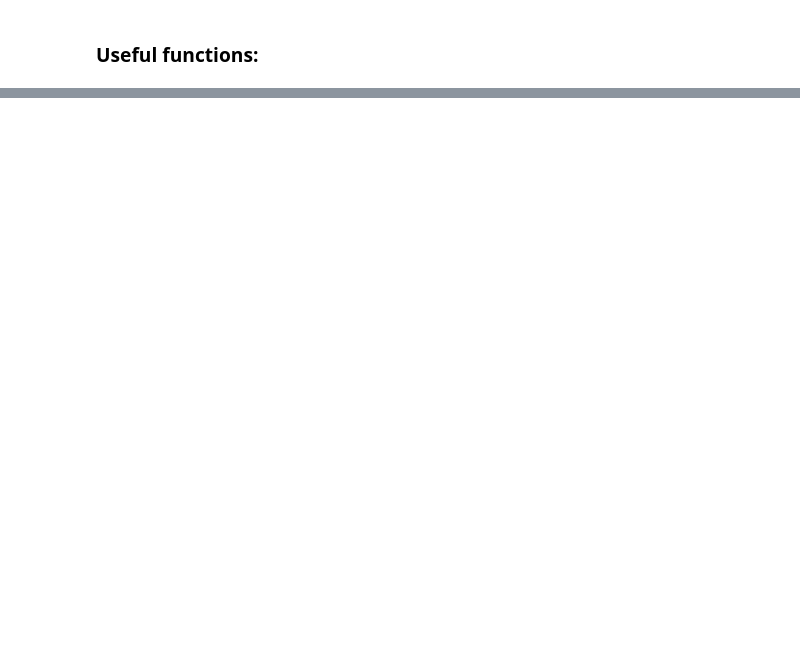
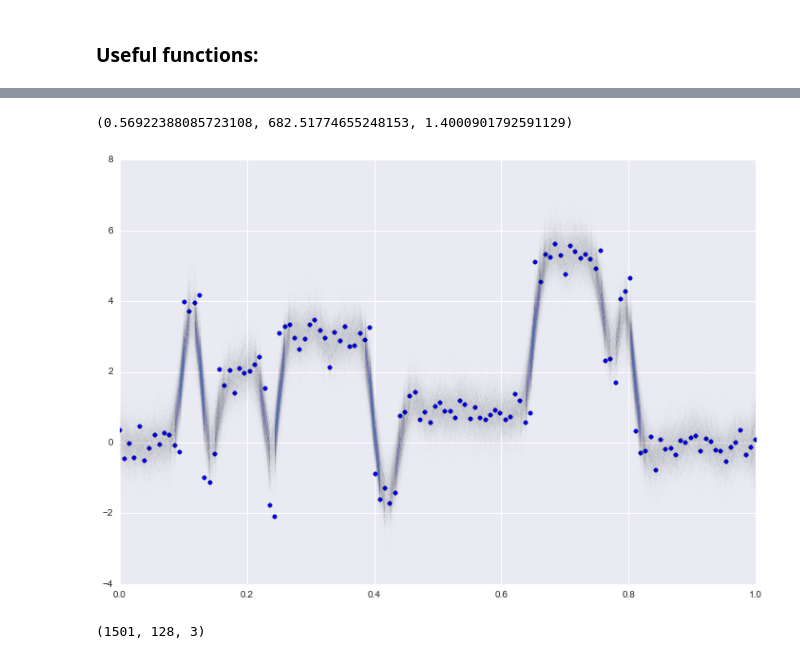
Before and after one commit to jmxpearson/laf, a Jupyter notebook: MCMC_integration_test.ipynb, the cells around one changed output, grey strips where cells are left out. Drawn from its saved outputs; the diff is of its cells as text; code cells hidden in the pictures; blank space fills up the shorter version.

```diff
--- a/MCMC_integration_test.ipynb
+++ b/MCMC_integration_test.ipynb
@@ -76,9 +76,9 @@ The algorithm is as follows:
 ### Useful functions:
 # %%
 def draw_state(sigeps, sigU, sigA, approx=False):
-    return npg.sample(y, 1, dims, delta, sigeps, sigU, sigA, sigmu, sigalpha, approx)
+    return ngp.sample(y, 1, dims, delta, sigeps, sigU, sigA, sigmu, sigalpha, approx)[0]
 # %%
 def draw_sig_eps(U):
     a_eff = a + (Nt / 2)
-    b_eff = b + 0.5 * np.sum((y - U)**2)
+    b_eff = b + 0.5 * np.sum((y.ravel() - U)**2)
     return stats.invgamma.rvs(a=a_eff, scale=b_eff)
@@ -84,0 +142,32 @@ def draw_sig_eps(U):
+# %%
+from IPython import display
+plt.figure(figsize=(12, 8))
+
+Niter = 1500
+doplot = True
+
+# initialize
+th = np.empty((Niter + 1, Nt, Nm))
+sig = np.empty((Niter + 1, 3))
+sig[0] = sigeps, sigU, sigA
+th[0] = np.nan
+
+# draw samples
+for idx in range(Niter):
+    theta = draw_state(sigeps, sigU, sigA)
+    sigeps = draw_sig_eps(theta[:, 0])
+    sigU, sigA = draw_sigs(theta, sigeps, sigU, sigA)
+
+    th[idx + 1] = theta
+    sig[idx + 1] = sigeps, sigU, sigA
+
+    # update plot
+    if doplot:
+        display.display(plt.gcf())
+        plt.clf()
+        plt.scatter(tobs, y)
+        plt.plot(tobs, theta[:, 0])
+        plt.xlim(0, 1)
+        plt.ylim(-6, 10)
+        plt.title("Iteration {}".format(idx))
+        display.clear_output(wait=True)
@@ -84,0 +176,18 @@ def draw_sig_eps(U):
+# %%
+sigeps, sigU, sigA
+# %% [output]
+(0.56922388085723108, 682.51774655248153, 1.4000901792591129)
+# %%
+plt.figure(figsize=(12, 8))
+trans = 5 / Niter
+
+plt.plot(tobs, th[500:, :, 0].T, color=sns.color_palette()[0], alpha=trans)
+plt.scatter(tobs, y)
+plt.xlim(0, 1)
+pass
+# %% [output]
+[figure, added]
+# %%
+th.shape
+# %% [output]
+(1501, 128, 3)
```
Also changed, not shown: parts of 6 cells of this notebook.
